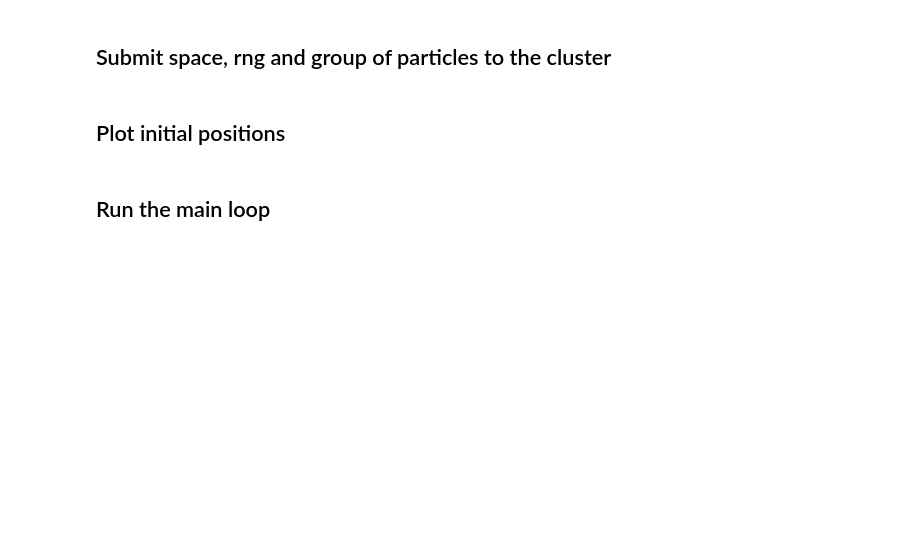
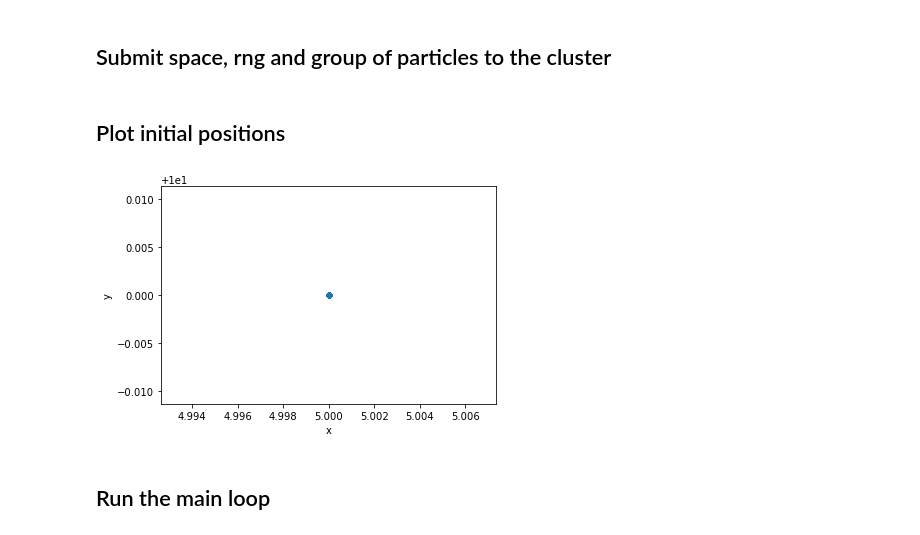
Before and after one commit to willirath/talk_disentangling_scientific_software, a Jupyter notebook: 03_using_actors.ipynb, the cells around one changed output. Drawn from its saved outputs; the diff is of its cells as text; code cells hidden in the pictures; blank space fills up the shorter version.

```diff
--- a/03_using_actors.ipynb
+++ b/03_using_actors.ipynb
@@ -170,7 +108,9 @@ particles = client.submit(
 # %% [markdown]
 ## Plot initial positions
 # %%
-particles.positions_df().result().plot.scatter(x="x", y="y");
+particles.positions().result().plot.scatter(x="x", y="y");
+# %% [output]
+[figure, added]
 # %% [markdown]
 ## Run the main loop
 # %%
```
Also changed, not shown: parts of 10 cells of this notebook, 1 other file.
